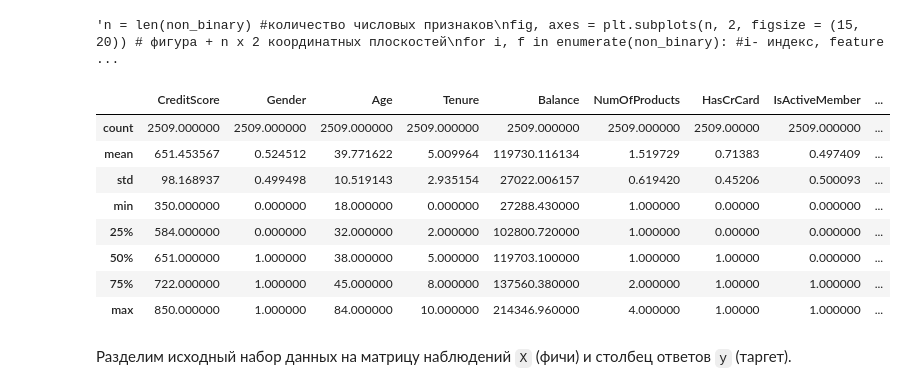
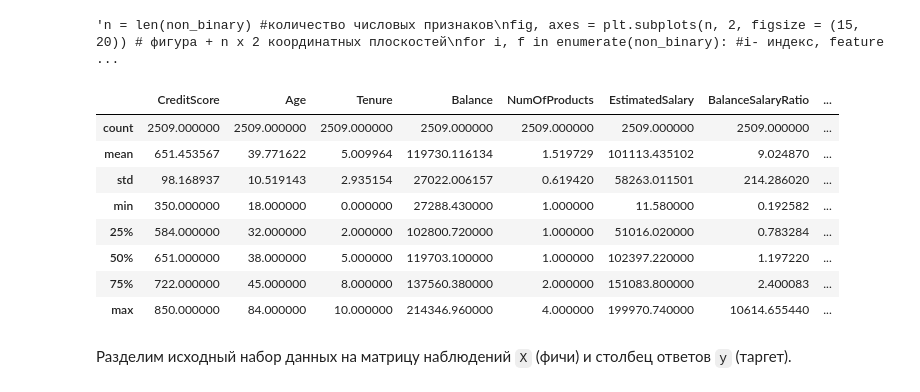
Before and after one commit to Lepnik/data_science_lnv, a Jupyter notebook: ML/ML-3/ML-3._Практика._Ноутбук-Lepnik.ipynb, the cells around one changed output. Cells and saved outputs as stored; diff of their text form; code cells hidden in the pictures.

```diff
--- a/ML/ML-3/ML-3._Практика._Ноутбук-Lepnik.ipynb
+++ b/ML/ML-3/ML-3._Практика._Ноутбук-Lepnik.ipynb
@@ -334,17 +333,17 @@ for i, f in enumerate(non_binary): #i- индекс, feature - название
 # %% [output]
 'n = len(non_binary) #количество числовых признаков\nfig, axes = plt.subplots(n, 2, figsize = (15, 20)) # фигура + n х 2 координатных плоскостей\nfor i, f in enumerate(non_binary): #i- индекс, feature ...
 # %%
-churn_data.describe()
+churn_data[non_binary].describe()
 # %% [output]
-|  | CreditScore | Gender | Age | Tenure | Balance | NumOfProducts | HasCrCard | IsActiveMember | ... |
-| count | 2509.000000 | 2509.000000 | 2509.000000 | 2509.000000 | 2509.000000 | 2509.000000 | 2509.00000 | 2509.000000 | ... |
-| mean | 651.453567 | 0.524512 | 39.771622 | 5.009964 | 119730.116134 | 1.519729 | 0.71383 | 0.497409 | ... |
-| std | 98.168937 | 0.499498 | 10.519143 | 2.935154 | 27022.006157 | 0.619420 | 0.45206 | 0.500093 | ... |
-| min | 350.000000 | 0.000000 | 18.000000 | 0.000000 | 27288.430000 | 1.000000 | 0.00000 | 0.000000 | ... |
-| 25% | 584.000000 | 0.000000 | 32.000000 | 2.000000 | 102800.720000 | 1.000000 | 0.00000 | 0.000000 | ... |
-| 50% | 651.000000 | 1.000000 | 38.000000 | 5.000000 | 119703.100000 | 1.000000 | 1.00000 | 0.000000 | ... |
-| 75% | 722.000000 | 1.000000 | 45.000000 | 8.000000 | 137560.380000 | 2.000000 | 1.00000 | 1.000000 | ... |
-| max | 850.000000 | 1.000000 | 84.000000 | 10.000000 | 214346.960000 | 4.000000 | 1.00000 | 1.000000 | ... |
+|  | CreditScore | Age | Tenure | Balance | NumOfProducts | EstimatedSalary | BalanceSalaryRatio | ... |
+| count | 2509.000000 | 2509.000000 | 2509.000000 | 2509.000000 | 2509.000000 | 2509.000000 | 2509.000000 | ... |
+| mean | 651.453567 | 39.771622 | 5.009964 | 119730.116134 | 1.519729 | 101113.435102 | 9.024870 | ... |
+| std | 98.168937 | 10.519143 | 2.935154 | 27022.006157 | 0.619420 | 58263.011501 | 214.286020 | ... |
+| min | 350.000000 | 18.000000 | 0.000000 | 27288.430000 | 1.000000 | 11.580000 | 0.192582 | ... |
+| 25% | 584.000000 | 32.000000 | 2.000000 | 102800.720000 | 1.000000 | 51016.020000 | 0.783284 | ... |
+| 50% | 651.000000 | 38.000000 | 5.000000 | 119703.100000 | 1.000000 | 102397.220000 | 1.197220 | ... |
+| 75% | 722.000000 | 45.000000 | 8.000000 | 137560.380000 | 2.000000 | 151083.800000 | 2.400083 | ... |
+| max | 850.000000 | 84.000000 | 10.000000 | 214346.960000 | 4.000000 | 199970.740000 | 10614.655440 | ... |
 # %% [markdown]
 Разделим исходный набор данных на матрицу наблюдений `X` (фичи) и столбец ответов `y` (таргет).
 # %%
```
Also changed, not shown: parts of 4 cells of this notebook.
